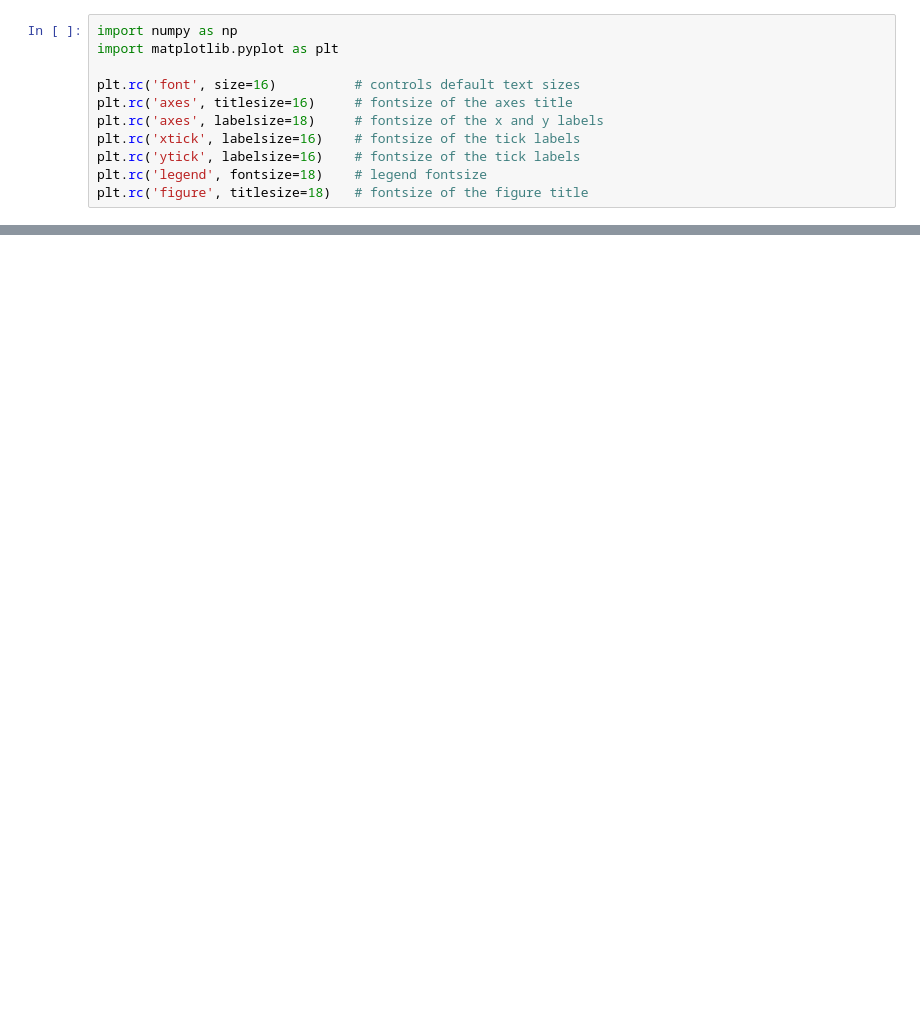
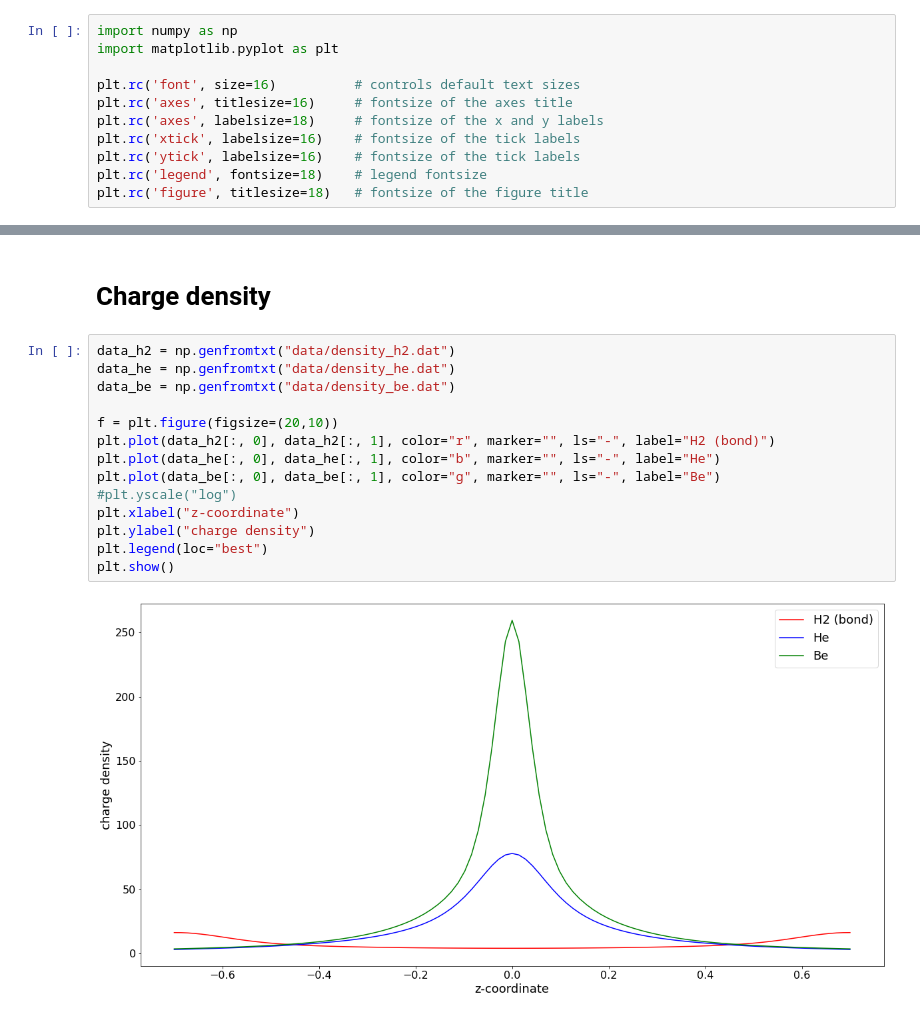
Before and after one commit to marvinfriede/projects, a Jupyter notebook: fortran/scf/plots.ipynb, the cells around one changed output, grey strips where cells are left out. Saved outputs shown, nothing was run; the diff lists cells and outputs as text; blank space fills up the shorter version.

```diff
--- a/fortran/scf/plots.ipynb
+++ b/fortran/scf/plots.ipynb
@@ -23,0 +26,18 @@ plt.show()
+# %% [markdown]
+# Charge density
+# %%
+data_h2 = np.genfromtxt("data/density_h2.dat")
+data_he = np.genfromtxt("data/density_he.dat")
+data_be = np.genfromtxt("data/density_be.dat")
+
+f = plt.figure(figsize=(20,10))
+plt.plot(data_h2[:, 0], data_h2[:, 1], color="r", marker="", ls="-", label="H2 (bond)")
+plt.plot(data_he[:, 0], data_he[:, 1], color="b", marker="", ls="-", label="He")
+plt.plot(data_be[:, 0], data_be[:, 1], color="g", marker="", ls="-", label="Be")
+#plt.yscale("log")
+plt.xlabel("z-coordinate")
+plt.ylabel("charge density")
+plt.legend(loc="best")
+plt.show()
+# %% [output]
+[figure, added]
```
Also changed, not shown: parts of 3 cells of this notebook, 33 other files.
